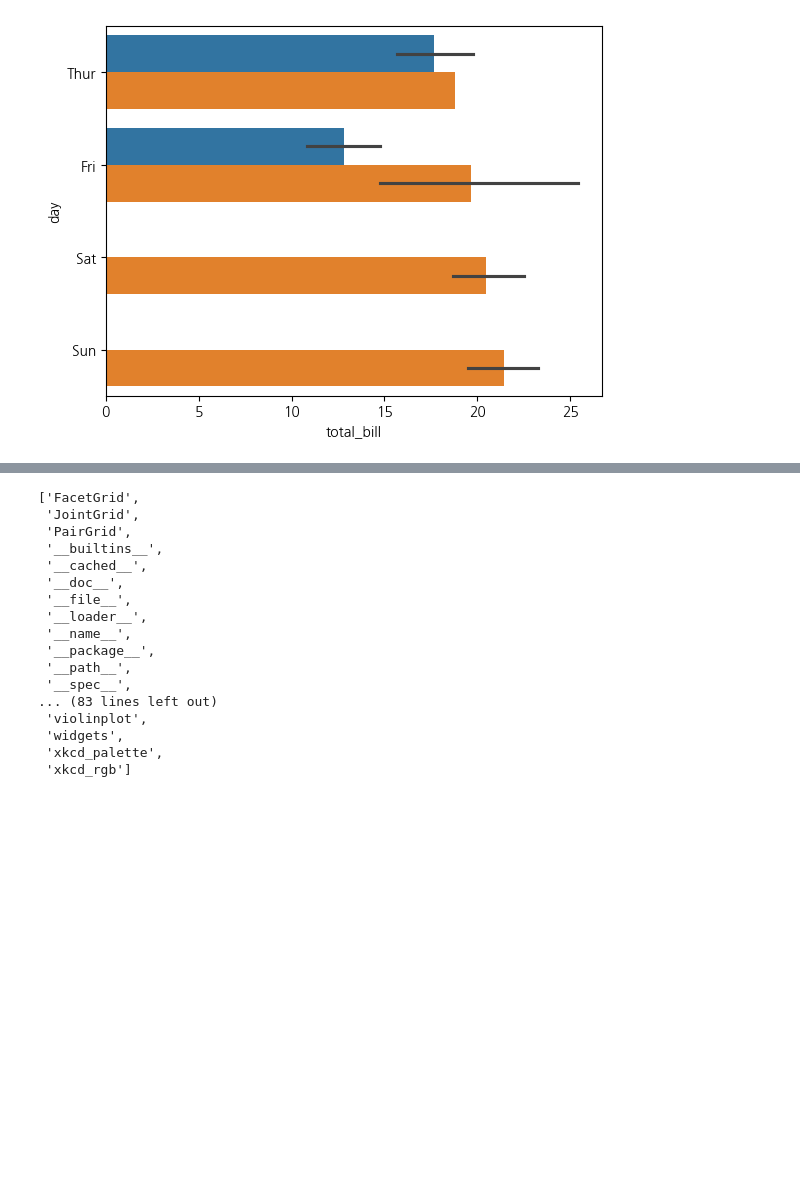
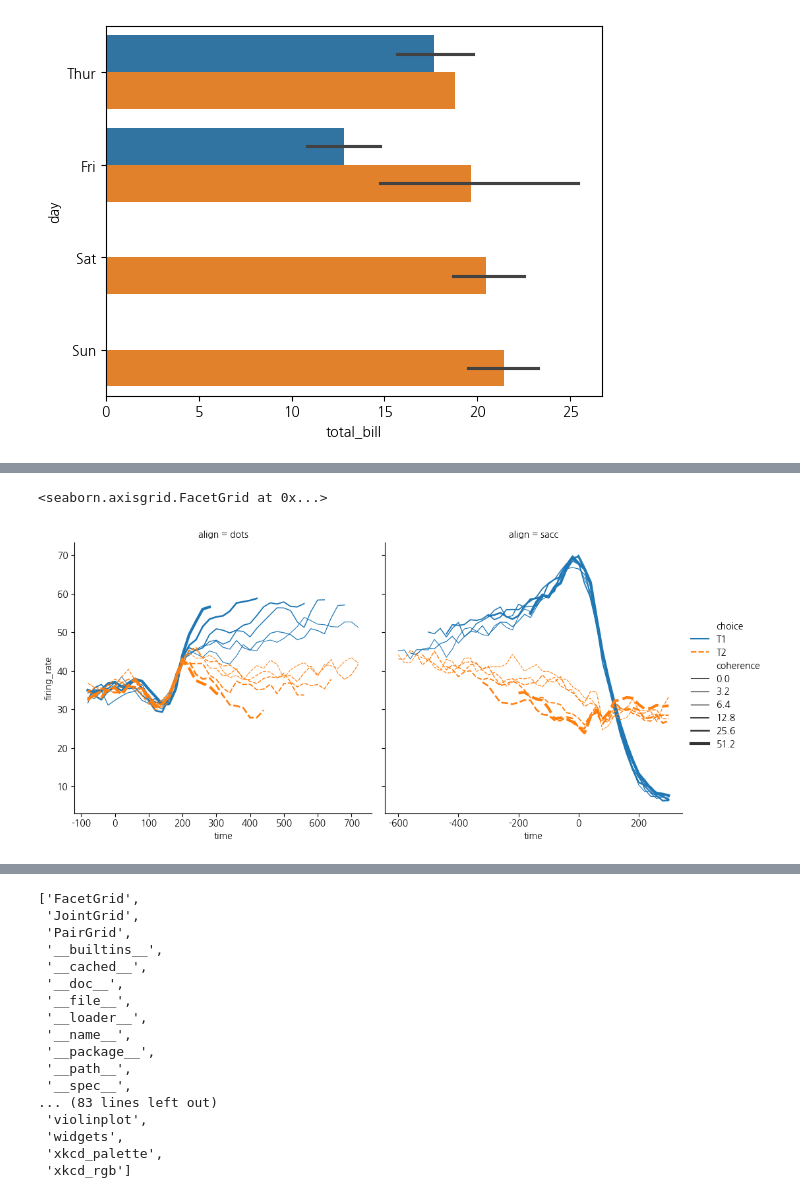
Before and after one commit to Song-Juntae/tutorials, a Jupyter notebook: 시각화/seaborn.ipynb, the cells around one changed output, grey strips where cells are left out. Cells and saved outputs as stored; diff of their text form; code cells hidden in the pictures; blank space fills up the shorter version.

```diff
--- a/시각화/seaborn.ipynb
+++ b/시각화/seaborn.ipynb
@@ -67,0 +116,16 @@ sns.barplot(
+# %%
+dots = sns.load_dataset("dots")
+sns.relplot(
+    data=dots,
+     kind="line",
+    x="time",
+     y="firing_rate",
+     col="align",
+    hue="choice",
+     size="coherence",
+     style="choice",
+    facet_kws=dict(sharex=False),
+)
+# %% [output]
+<seaborn.axisgrid.FacetGrid at 0x...>
+[figure, added]
```
Also changed, not shown: parts of 5 cells of this notebook, 1 other file.
